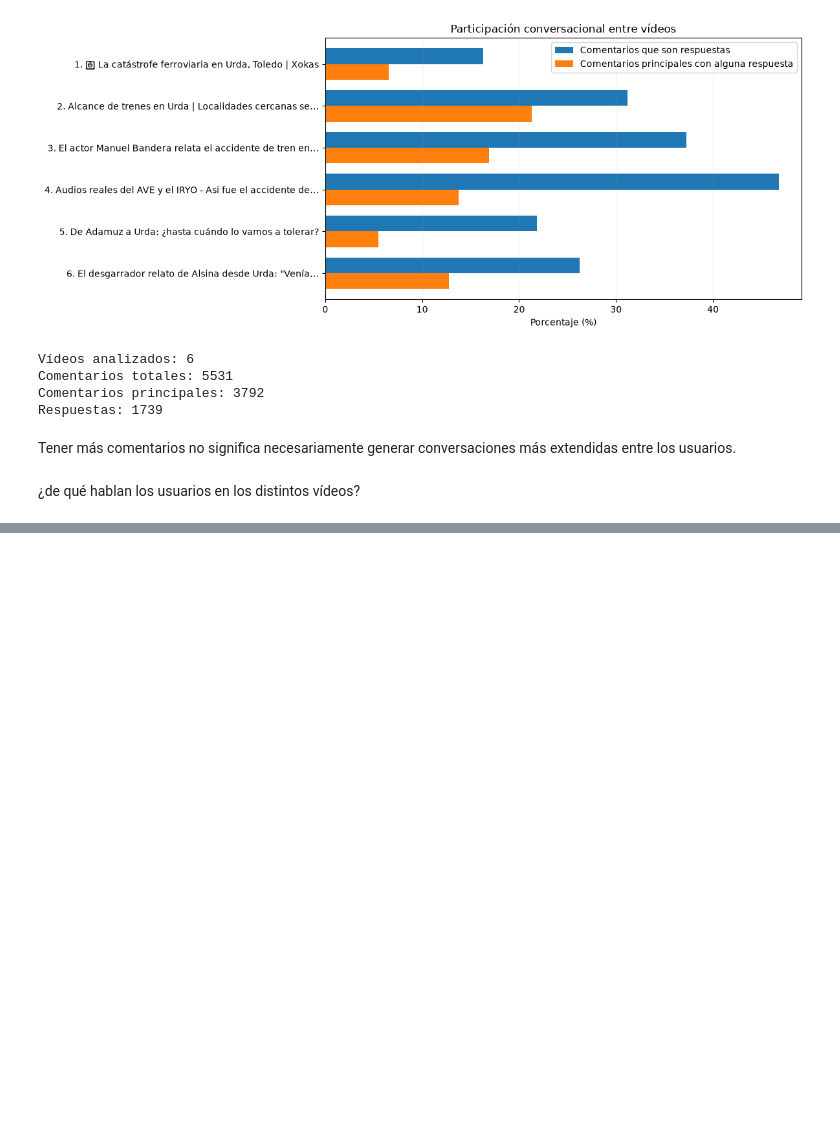
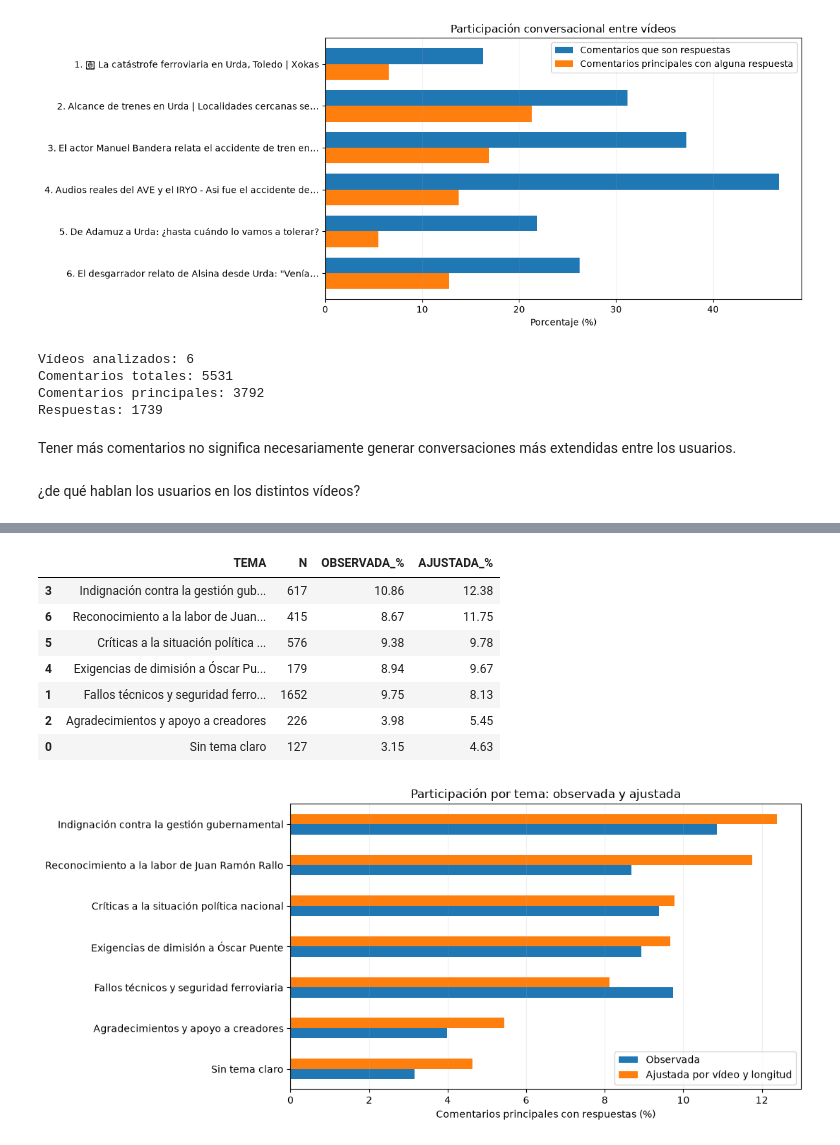
Before and after one commit to jejoama/Practicas_Curriculares, a Jupyter notebook: GENERAL_def.ipynb, the cells around one changed output, grey strips where cells are left out. Drawn from its saved outputs; the diff is of its cells as text; code cells hidden in the pictures; blank space fills up the shorter version.

```diff
--- a/GENERAL_def.ipynb
+++ b/GENERAL_def.ipynb
@@ -5340,0 +5769,71 @@ DISTRIBUCIÓN PORCENTUAL DE TEMAS
+# %%
+
+# ============================================================
+# 7. PARTICIPACIÓN SEGÚN TEMA, AJUSTADA POR VÍDEO
+# ============================================================
+
+import statsmodels.api as sm
+import statsmodels.formula.api as smf
+
+datos = principales.copy()
+
+# Variable objetivo
+datos["RECIBE_RESPUESTA"] = (
+    datos["N_RESPUESTAS"] > 0
+).astype(int)
+
+# Longitud del comentario
+datos["LOG_PALABRAS"] = np.log1p(
+    datos["COMENTARIO"].fillna("")
+    .astype(str).str.split().str.len()
+)
+
+# Modelo: tema + vídeo + longitud
+modelo = smf.glm(
+    "RECIBE_RESPUESTA ~ C(TEMA_GLOBAL) + C(ID_VIDEO) + LOG_PALABRAS",
+    data=datos,
+    family=sm.families.Binomial()
+).fit()
+
+# Estimar probabilidades ajustadas por tema
+resultados = []
+
+for tema in sorted(datos["TEMA_GLOBAL"].dropna().unique()):
+
+    simulacion = datos.copy()
+    simulacion["TEMA_GLOBAL"] = tema
+
+    grupo = datos[datos["TEMA_GLOBAL"] == tema]
+
+    resultados.append({
+        "TEMA": titulos_temas.get(int(tema), str(tema)),
+        "N": len(grupo),
+        "OBSERVADA_%": 100 * grupo["RECIBE_RESPUESTA"].mean(),
+        "AJUSTADA_%": 100 * modelo.predict(simulacion).mean()
+    })
+
+tabla_ajustada = pd.DataFrame(resultados)
+tabla_ajustada = tabla_ajustada.sort_values(
+    "AJUSTADA_%", ascending=False
+)
+
+print("PROBABILIDAD DE RECIBIR RESPUESTAS SEGÚN TEMA")
+display(tabla_ajustada.round(2))
+
+# Comparación visual
+ax = tabla_ajustada.set_index("TEMA")[
+    ["OBSERVADA_%", "AJUSTADA_%"]
+].sort_values("AJUSTADA_%").plot(
+    kind="barh",
+    figsize=(11, 5)
+)
+
+ax.set_title("Participación por tema: observada y ajustada")
+ax.set_xlabel("Comentarios principales con respuestas (%)")
+ax.set_ylabel("")
+ax.legend(["Observada", "Ajustada por vídeo y longitud"])
+ax.grid(axis="x", alpha=0.2)
+
+plt.tight_layout()
+plt.show()
+# %% [output]
@@ -5340,0 +5841,9 @@ DISTRIBUCIÓN PORCENTUAL DE TEMAS
+|  | TEMA | N | OBSERVADA_% | AJUSTADA_% |
+| 3 | Indignación contra la gestión gub... | 617 | 10.86 | 12.38 |
+| 6 | Reconocimiento a la labor de Juan... | 415 | 8.67 | 11.75 |
+| 5 | Críticas a la situación política ... | 576 | 9.38 | 9.78 |
+| 4 | Exigencias de dimisión a Óscar Pu... | 179 | 8.94 | 9.67 |
+| 1 | Fallos técnicos y seguridad ferro... | 1652 | 9.75 | 8.13 |
+| 2 | Agradecimientos y apoyo a creadores | 226 | 3.98 | 5.45 |
+| 0 | Sin tema claro | 127 | 3.15 | 4.63 |
+[figure, added]
```
Also changed, not shown: parts of 29 cells of this notebook.
